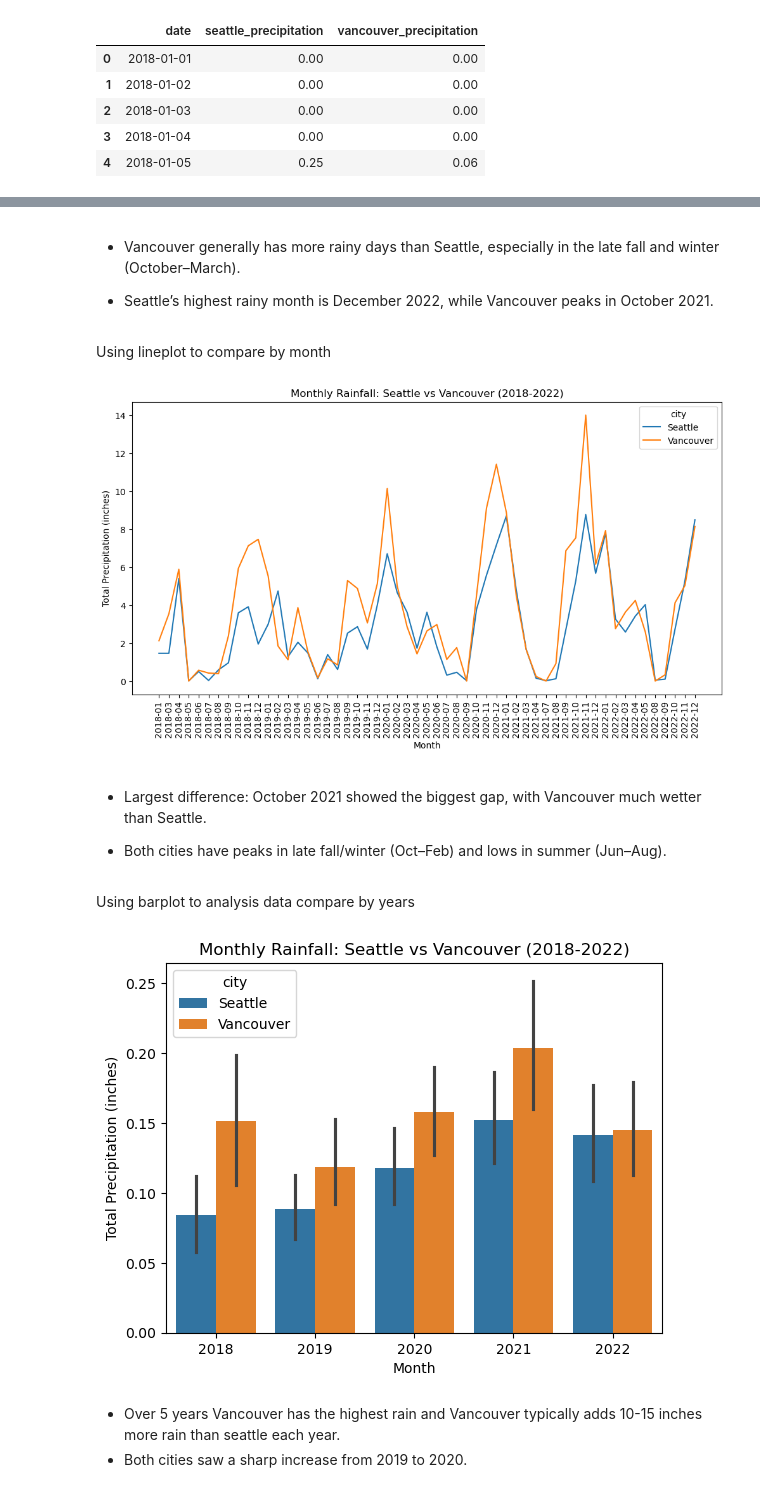
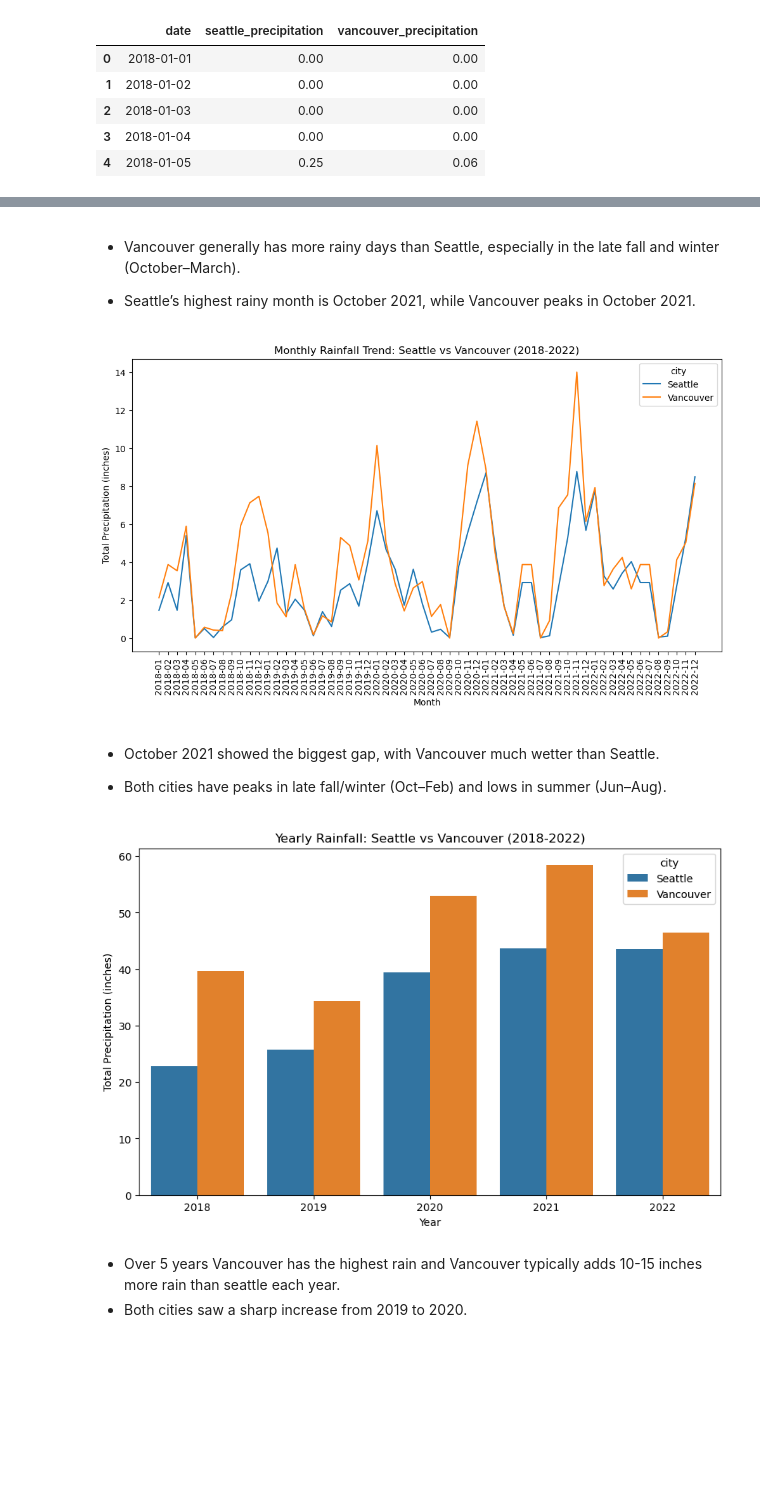
Before and after one commit to porhay007/weather, a Jupyter notebook: code/Seattle_weather_project.ipynb, the cells around one changed output, grey strips where cells are left out. Drawn from its saved outputs; the diff is of its cells as text; code cells hidden in the pictures; blank space fills up the shorter version.

```diff
--- a/code/Seattle_weather_project.ipynb
+++ b/code/Seattle_weather_project.ipynb
@@ -176,56 +138,39 @@ plt.show()
 # %% [markdown]
 * Vancouver generally has more rainy days than Seattle, especially in the late fall and winter (October–March).
 
-* Seattle’s highest rainy month is December 2022, while Vancouver peaks in October 2021.
+* Seattle’s highest rainy month is October 2021, while Vancouver peaks in October 2021.
-# %% [markdown]
-Using lineplot to compare by month
 # %%
-#Create new column month
-tidy_df['date'] = pd.to_datetime(tidy_df['date'])
-
-tidy_df['month'] = tidy_df['date'].dt.to_period('M')
-
-# Group by city, month and calculate total rainfall
-monthly_rainfall = tidy_df.groupby(['city', 'month'])['precipitation'].sum().reset_index()
-
-monthly_rainfall['month'] = monthly_rainfall['month'].astype(str)
-
-
-monthly_rainfall.head(6)
-
+#Using lineplot to show trends
+monthly_rainfall['month_str'] = monthly_rainfall['month'].astype(str)
 plt.figure(figsize=(12,6))
-sns.lineplot(data=monthly_rainfall, x='month', y='precipitation', hue='city')
-
-plt.title('Monthly Rainfall: Seattle vs Vancouver (2018-2022)')
+sns.lineplot(data=monthly_rainfall, x='month_str', y='monthly_total', hue='city')
+plt.xticks(rotation=90)
+plt.title('Monthly Rainfall Trend: Seattle vs Vancouver (2018-2022)')
 plt.xlabel('Month')
 plt.ylabel('Total Precipitation (inches)')
-plt.xticks(rotation=90)
 plt.show()
 # %% [output]
-[figure, old version]
+[figure, new version]
 # %% [markdown]
-* Largest difference: October 2021 showed the biggest gap, with Vancouver much wetter than Seattle.
+* October 2021 showed the biggest gap, with Vancouver much wetter than Seattle.
 
 * Both cities have peaks in late fall/winter (Oct–Feb) and lows in summer (Jun–Aug).
-# %% [markdown]
-Using barplot to analysis data compare by years
 # %%
-#Create new column years
-tidy_df['years'] = tidy_df['date'].dt.year
+#compare yearly rainfall
 
-# Group by month and calculate total rainfall
-monthly_rainfall = tidy_df.groupby(['city','years'])[['precipitation']].sum().reset_index()
+monthly_rainfall['year'] = monthly_rainfall['month'].dt.year
+yearly_rain = monthly_rainfall.groupby(['city','year'])['monthly_total'].sum().reset_index()
+yearly_rain.rename(columns={'monthly_total': 'yearly_precipitation'}, inplace=True)
 
-monthly_rainfall['years'] = monthly_rainfall['years'].astype(str)
-
-sns.barplot(data=tidy_df,x='years', y='precipitation', hue='city')
-
-plt.title('Monthly Rainfall: Seattle vs Vancouver (2018-2022)')
-plt.xlabel('Month')
+# Plot yearly rainfall
+plt.figure(figsize=(10,6))
+sns.barplot(data=yearly_rain, x='year', y='yearly_precipitation', hue='city')
+plt.title('Yearly Rainfall: Seattle vs Vancouver (2018-2022)')
+plt.xlabel('Year')
 plt.ylabel('Total Precipitation (inches)')
 plt.show()
 # %% [output]
-[figure, old version]
+[figure, new version]
 # %% [markdown]
 * Over 5 years Vancouver has the highest rain and Vancouver typically adds 10-15 inches more rain than seattle each year.
 * Both cities saw a sharp increase from 2019 to 2020.
```
Also changed, not shown: parts of 17 cells of this notebook, 1 other file.
